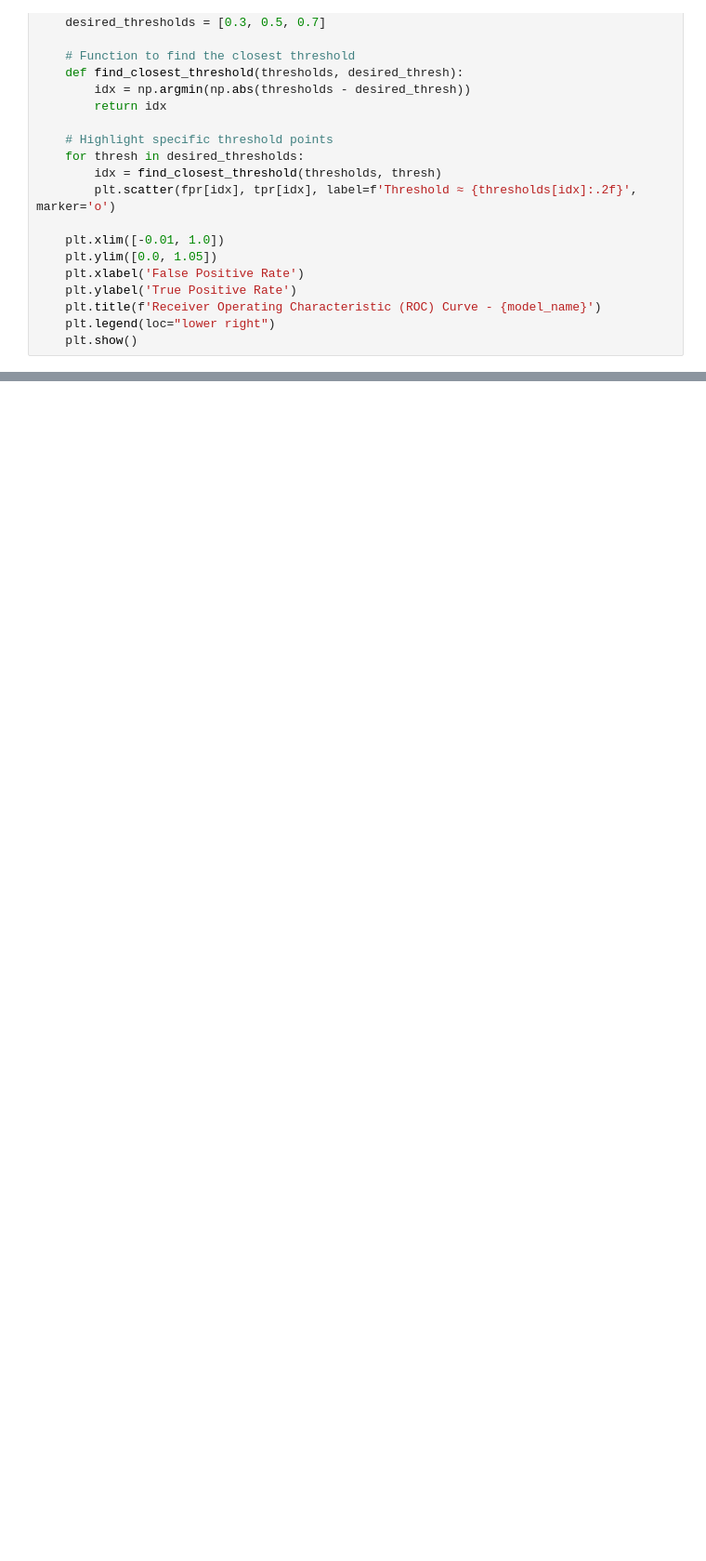
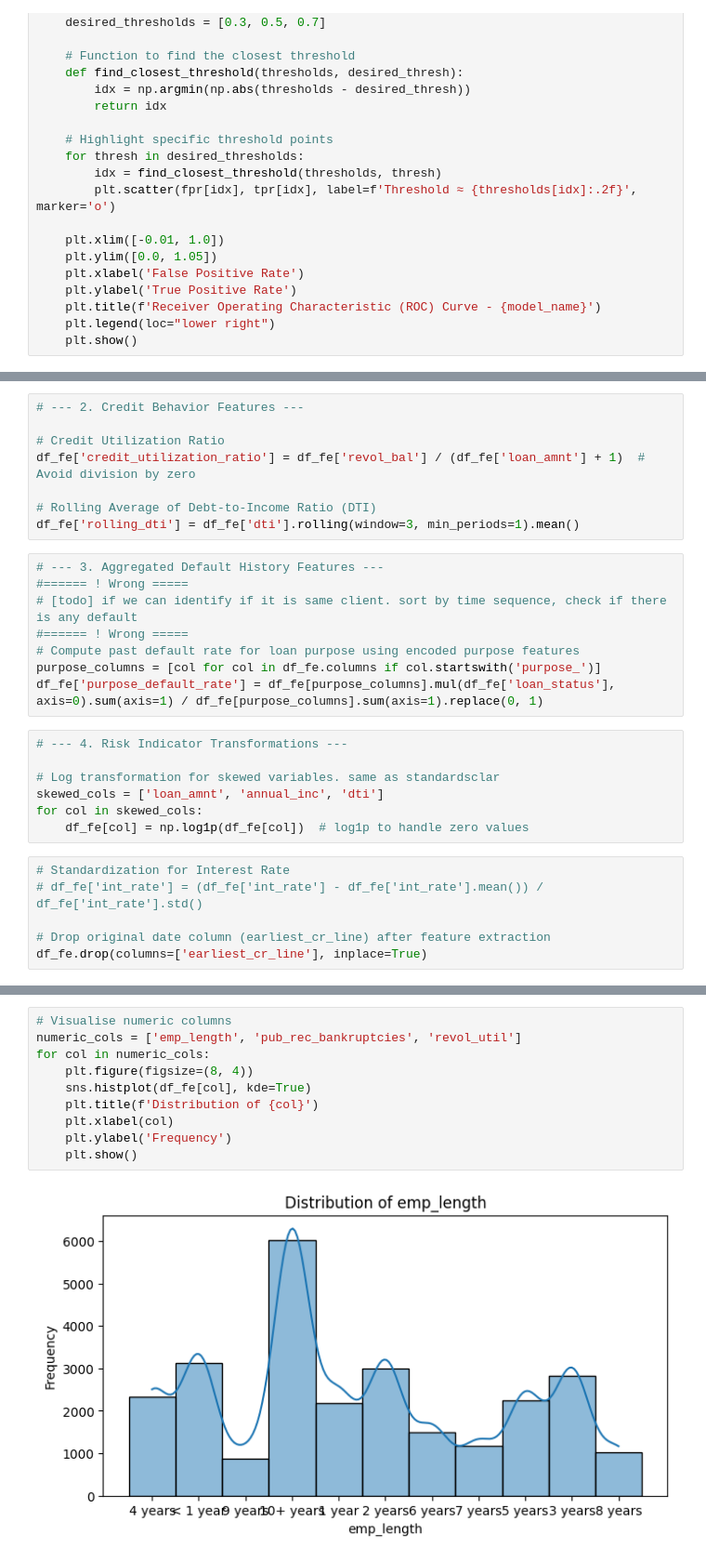
Before and after one commit to dhanmoti/ml-exercise, a Jupyter notebook: SMU_FNCE685_G2_PD_Prediction_v2.ipynb, the cells around one changed output, grey strips where cells are left out. Shown at 93% size. Saved outputs shown, nothing was run; the diff lists cells and outputs as text; blank space fills up the shorter version.

```diff
--- a/SMU_FNCE685_G2_PD_Prediction_v2.ipynb
+++ b/SMU_FNCE685_G2_PD_Prediction_v2.ipynb
@@ -860,0 +1198,29 @@ plot_roc_curve(y_test, y_pred_proba, "LogisticRegression")
+# %%
+# --- 2. Credit Behavior Features ---
+
+# Credit Utilization Ratio
+df_fe['credit_utilization_ratio'] = df_fe['revol_bal'] / (df_fe['loan_amnt'] + 1)  # Avoid division by zero
+
+# Rolling Average of Debt-to-Income Ratio (DTI)
+df_fe['rolling_dti'] = df_fe['dti'].rolling(window=3, min_periods=1).mean()
+# %%
+# --- 3. Aggregated Default History Features ---
+#====== ! Wrong =====
+# [todo] if we can identify if it is same client. sort by time sequence, check if there is any default
+#====== ! Wrong =====
+# Compute past default rate for loan purpose using encoded purpose features
+purpose_columns = [col for col in df_fe.columns if col.startswith('purpose_')]
+df_fe['purpose_default_rate'] = df_fe[purpose_columns].mul(df_fe['loan_status'], axis=0).sum(axis=1) / df_fe[purpose_columns].sum(axis=1).replace(0, 1)
+# %%
+# --- 4. Risk Indicator Transformations ---
+
+# Log transformation for skewed variables. same as standardsclar
+skewed_cols = ['loan_amnt', 'annual_inc', 'dti']
+for col in skewed_cols:
+    df_fe[col] = np.log1p(df_fe[col])  # log1p to handle zero values
+# %%
+# Standardization for Interest Rate
+# df_fe['int_rate'] = (df_fe['int_rate'] - df_fe['int_rate'].mean()) / df_fe['int_rate'].std()
+
+# Drop original date column (earliest_cr_line) after feature extraction
+df_fe.drop(columns=['earliest_cr_line'], inplace=True)
@@ -860,0 +1277,12 @@ plot_roc_curve(y_test, y_pred_proba, "LogisticRegression")
+# %%
+# Visualise numeric columns
+numeric_cols = ['emp_length', 'pub_rec_bankruptcies', 'revol_util']
+for col in numeric_cols:
+    plt.figure(figsize=(8, 4))
+    sns.histplot(df_fe[col], kde=True)
+    plt.title(f'Distribution of {col}')
+    plt.xlabel(col)
+    plt.ylabel('Frequency')
+    plt.show()
+# %% [output]
+[figure, added]
```
Also changed, not shown: parts of 74 cells of this notebook.
